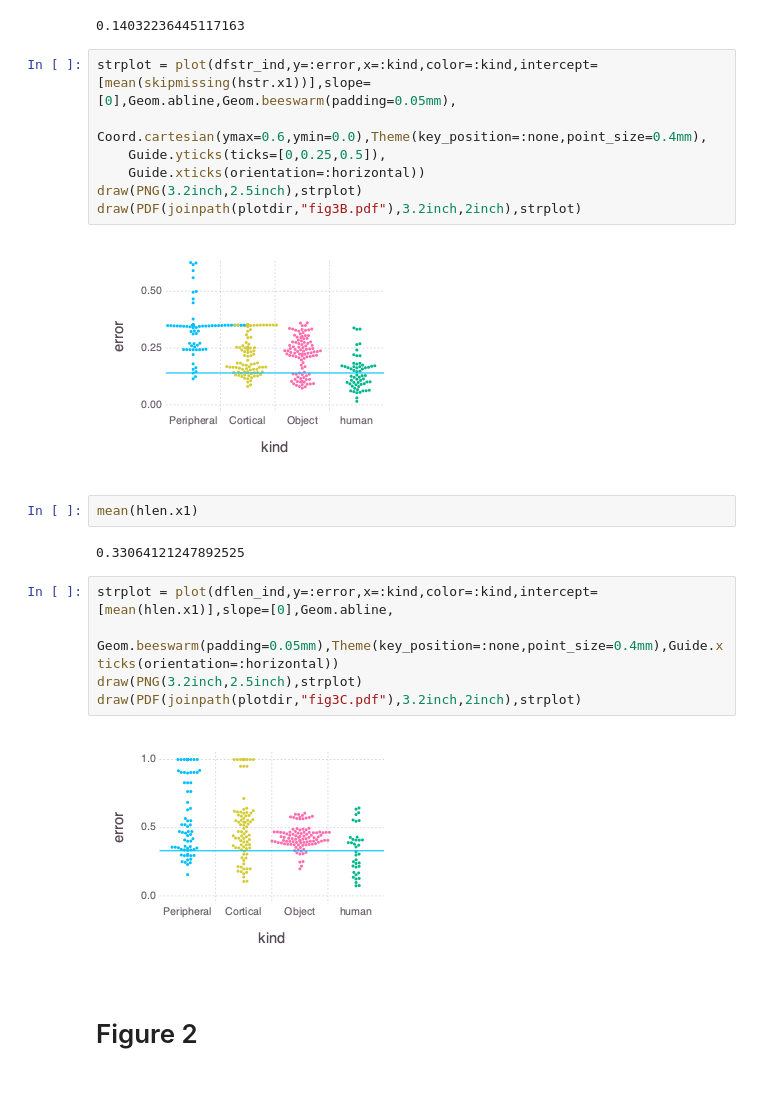
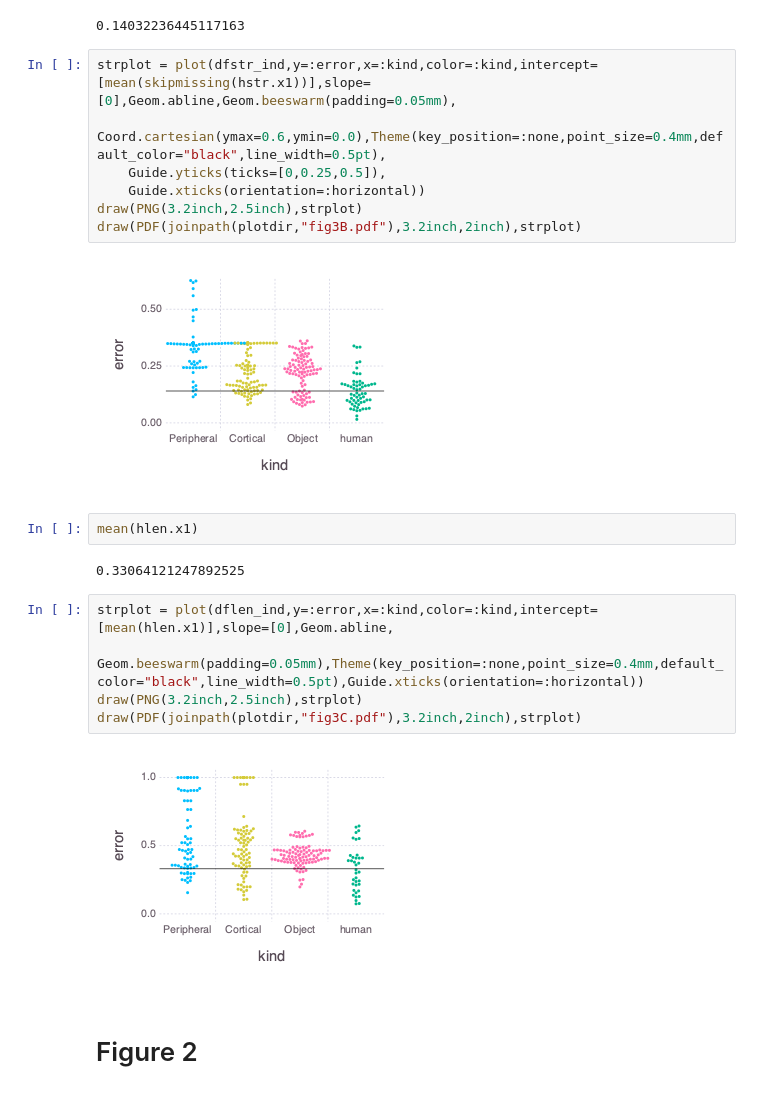
Before and after one commit to haberdashPI/bistable, a Jupyter notebook: notebooks/Figures 2-4.ipynb, the cells around one changed output. Drawn from its saved outputs; the diff is of its cells as text.

```diff
--- a/notebooks/Figures 2-4.ipynb
+++ b/notebooks/Figures 2-4.ipynb
@@ -160,24 +165,24 @@ mean(skipmissing(hstr.x1))
 0.14032236445117163
 # %%
 strplot = plot(dfstr_ind,y=:error,x=:kind,color=:kind,intercept=[mean(skipmissing(hstr.x1))],slope=[0],Geom.abline,Geom.beeswarm(padding=0.05mm),
-    Coord.cartesian(ymax=0.6,ymin=0.0),Theme(key_position=:none,point_size=0.4mm),
+    Coord.cartesian(ymax=0.6,ymin=0.0),Theme(key_position=:none,point_size=0.4mm,default_color="black",line_width=0.5pt),
     Guide.yticks(ticks=[0,0.25,0.5]),
     Guide.xticks(orientation=:horizontal))
 draw(PNG(3.2inch,2.5inch),strplot)
 draw(PDF(joinpath(plotdir,"fig3B.pdf"),3.2inch,2inch),strplot)
 # %% [output]
-[figure, old version]
+[figure, new version]
 # %%
 mean(hlen.x1)
 # %% [output]
 0.33064121247892525
 # %%
 strplot = plot(dflen_ind,y=:error,x=:kind,color=:kind,intercept=[mean(hlen.x1)],slope=[0],Geom.abline,
-    Geom.beeswarm(padding=0.05mm),Theme(key_position=:none,point_size=0.4mm),Guide.xticks(orientation=:horizontal))
+    Geom.beeswarm(padding=0.05mm),Theme(key_position=:none,point_size=0.4mm,default_color="black",line_width=0.5pt),Guide.xticks(orientation=:horizontal))
 draw(PNG(3.2inch,2.5inch),strplot)
 draw(PDF(joinpath(plotdir,"fig3C.pdf"),3.2inch,2inch),strplot)
 # %% [output]
-[figure, old version]
+[figure, new version]
 # %% [markdown]
 # Figure 2
 # %%
```
Also changed, not shown: parts of 10 cells of this notebook, 15 other files.
